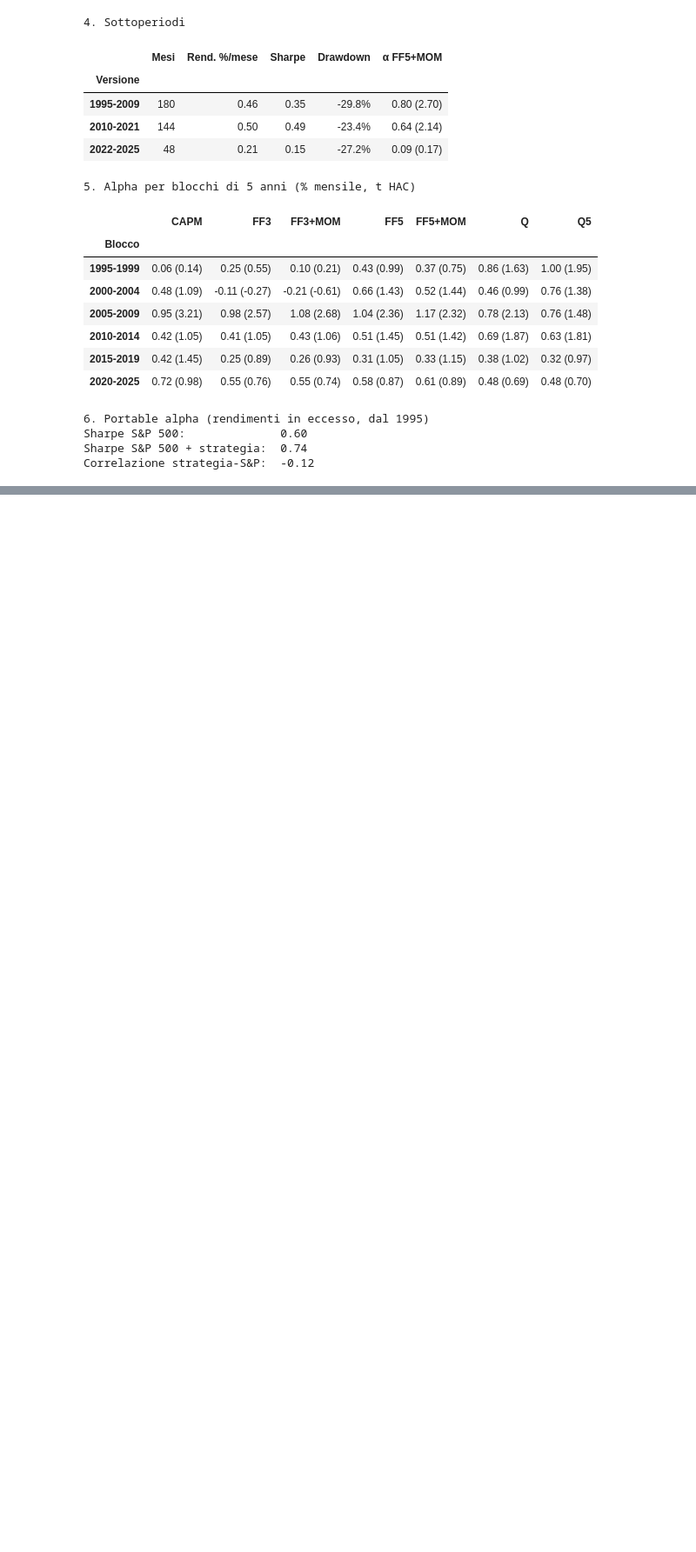
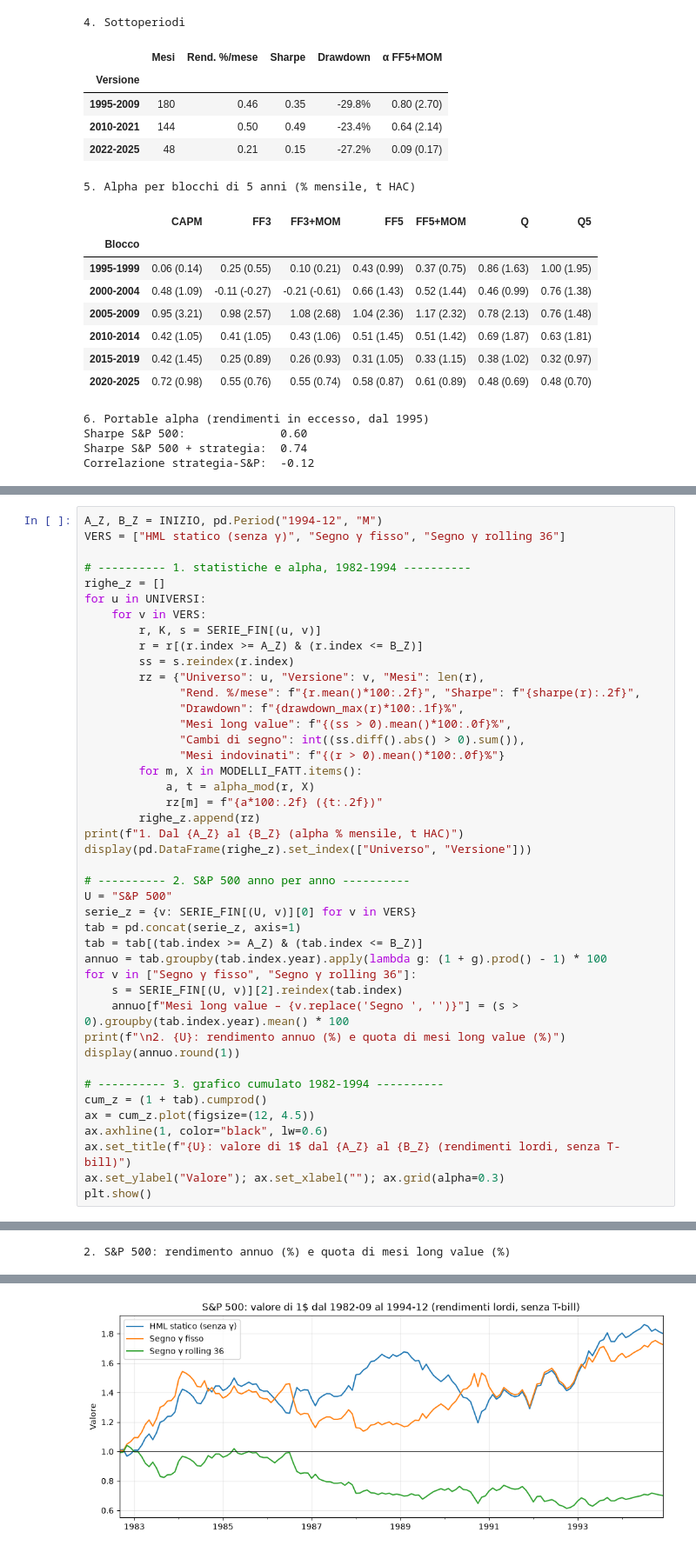
Before and after one commit to luigidimonte/AppliedInvestments, a Jupyter notebook: 02_strategia_value_growth.ipynb, the cells around one changed output, grey strips where cells are left out. Shown at 87% size. Saved outputs shown, nothing was run; the diff lists cells and outputs as text; blank space fills up the shorter version.

```diff
--- a/02_strategia_value_growth.ipynb
+++ b/02_strategia_value_growth.ipynb
@@ -1258,0 +1473,44 @@ Correlazione strategia-S&P:  -0.12
+# %%
+A_Z, B_Z = INIZIO, pd.Period("1994-12", "M")
+VERS = ["HML statico (senza γ)", "Segno γ fisso", "Segno γ rolling 36"]
+
+# ---------- 1. statistiche e alpha, 1982-1994 ----------
+righe_z = []
+for u in UNIVERSI:
+    for v in VERS:
+        r, K, s = SERIE_FIN[(u, v)]
+        r = r[(r.index >= A_Z) & (r.index <= B_Z)]
+        ss = s.reindex(r.index)
+        rz = {"Universo": u, "Versione": v, "Mesi": len(r),
+              "Rend. %/mese": f"{r.mean()*100:.2f}", "Sharpe": f"{sharpe(r):.2f}",
+              "Drawdown": f"{drawdown_max(r)*100:.1f}%",
+              "Mesi long value": f"{(ss > 0).mean()*100:.0f}%",
+              "Cambi di segno": int((ss.diff().abs() > 0).sum()),
+              "Mesi indovinati": f"{(r > 0).mean()*100:.0f}%"}
+        for m, X in MODELLI_FATT.items():
+            a, t = alpha_mod(r, X)
+            rz[m] = f"{a*100:.2f} ({t:.2f})"
+        righe_z.append(rz)
+print(f"1. Dal {A_Z} al {B_Z} (alpha % mensile, t HAC)")
+display(pd.DataFrame(righe_z).set_index(["Universo", "Versione"]))
+
+# ---------- 2. S&P 500 anno per anno ----------
+U = "S&P 500"
+serie_z = {v: SERIE_FIN[(U, v)][0] for v in VERS}
+tab = pd.concat(serie_z, axis=1)
+tab = tab[(tab.index >= A_Z) & (tab.index <= B_Z)]
+annuo = tab.groupby(tab.index.year).apply(lambda g: (1 + g).prod() - 1) * 100
+for v in ["Segno γ fisso", "Segno γ rolling 36"]:
+    s = SERIE_FIN[(U, v)][2].reindex(tab.index)
+    annuo[f"Mesi long value – {v.replace('Segno ', '')}"] = (s > 0).groupby(tab.index.year).mean() * 100
+print(f"\n2. {U}: rendimento annuo (%) e quota di mesi long value (%)")
+display(annuo.round(1))
+
+# ---------- 3. grafico cumulato 1982-1994 ----------
+cum_z = (1 + tab).cumprod()
+ax = cum_z.plot(figsize=(12, 4.5))
+ax.axhline(1, color="black", lw=0.6)
+ax.set_title(f"{U}: valore di 1$ dal {A_Z} al {B_Z} (rendimenti lordi, senza T-bill)")
+ax.set_ylabel("Valore"); ax.set_xlabel(""); ax.grid(alpha=0.3)
+plt.show()
+# %% [output]
@@ -1258,0 +1529 @@ Correlazione strategia-S&P:  -0.12
+2. S&P 500: rendimento annuo (%) e quota di mesi long value (%)
@@ -1258,0 +1544 @@ Correlazione strategia-S&P:  -0.12
+[figure, added]
```
Also changed, not shown: parts of 8 cells of this notebook.
